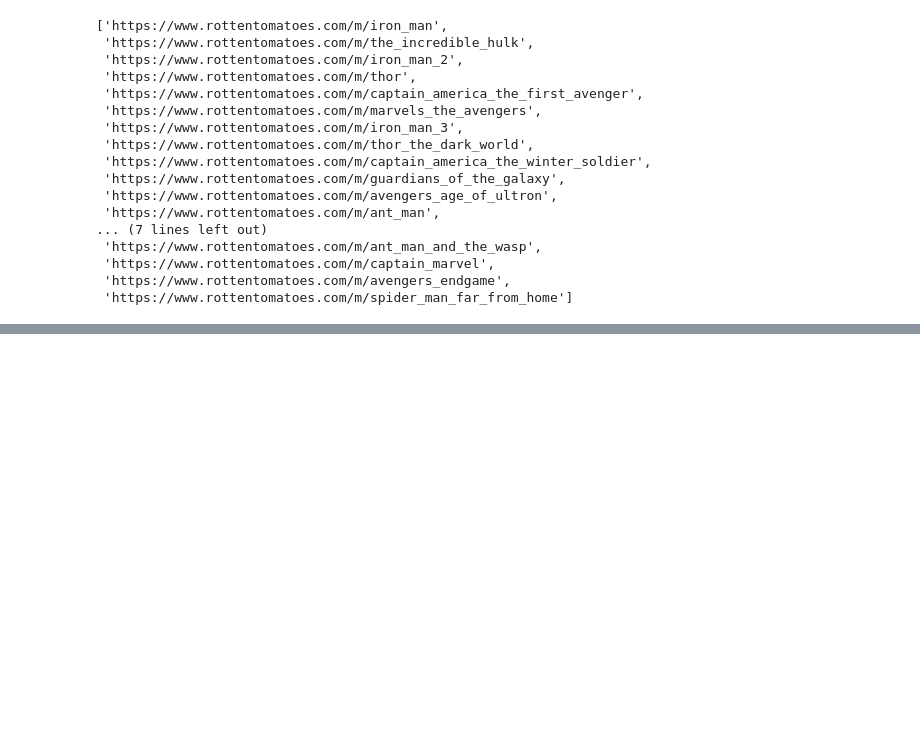
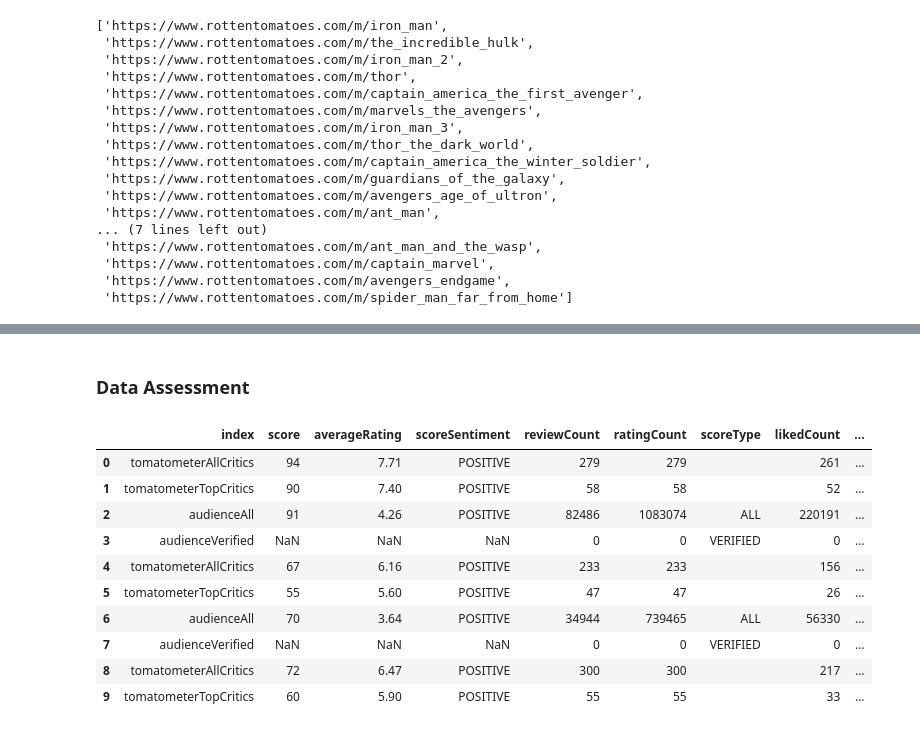
Before and after one commit to ezeahunanya/marvel_cinematic_universe_movie_ratings, a Jupyter notebook: Marvel Movie Scores.ipynb, the cells around one changed output, grey strips where cells are left out. Drawn from its saved outputs; the diff is of its cells as text; code cells hidden in the pictures; blank space fills up the shorter version.

```diff
--- a/Marvel Movie Scores.ipynb
+++ b/Marvel Movie Scores.ipynb
@@ -131,2 +145,19 @@ df
 | 91 | audienceVerified | 95 | 4.63 | POSITIVE | 8947 | 69242 | VERIFIED | 65928 | ... |
 92 rows × 16 columns
+# %% [markdown]
+<a id='assessment'></a>
+### Data Assessment
+# %%
+df.head(10)
+# %% [output]
+|  | index | score | averageRating | scoreSentiment | reviewCount | ratingCount | scoreType | likedCount | ... |
+| 0 | tomatometerAllCritics | 94 | 7.71 | POSITIVE | 279 | 279 |  | 261 | ... |
+| 1 | tomatometerTopCritics | 90 | 7.40 | POSITIVE | 58 | 58 |  | 52 | ... |
+| 2 | audienceAll | 91 | 4.26 | POSITIVE | 82486 | 1083074 | ALL | 220191 | ... |
+| 3 | audienceVerified | NaN | NaN | NaN | 0 | 0 | VERIFIED | 0 | ... |
+| 4 | tomatometerAllCritics | 67 | 6.16 | POSITIVE | 233 | 233 |  | 156 | ... |
+| 5 | tomatometerTopCritics | 55 | 5.60 | POSITIVE | 47 | 47 |  | 26 | ... |
+| 6 | audienceAll | 70 | 3.64 | POSITIVE | 34944 | 739465 | ALL | 56330 | ... |
+| 7 | audienceVerified | NaN | NaN | NaN | 0 | 0 | VERIFIED | 0 | ... |
+| 8 | tomatometerAllCritics | 72 | 6.47 | POSITIVE | 300 | 300 |  | 217 | ... |
+| 9 | tomatometerTopCritics | 60 | 5.90 | POSITIVE | 55 | 55 |  | 33 | ... |
```
Also changed, not shown: parts of 51 cells of this notebook.
